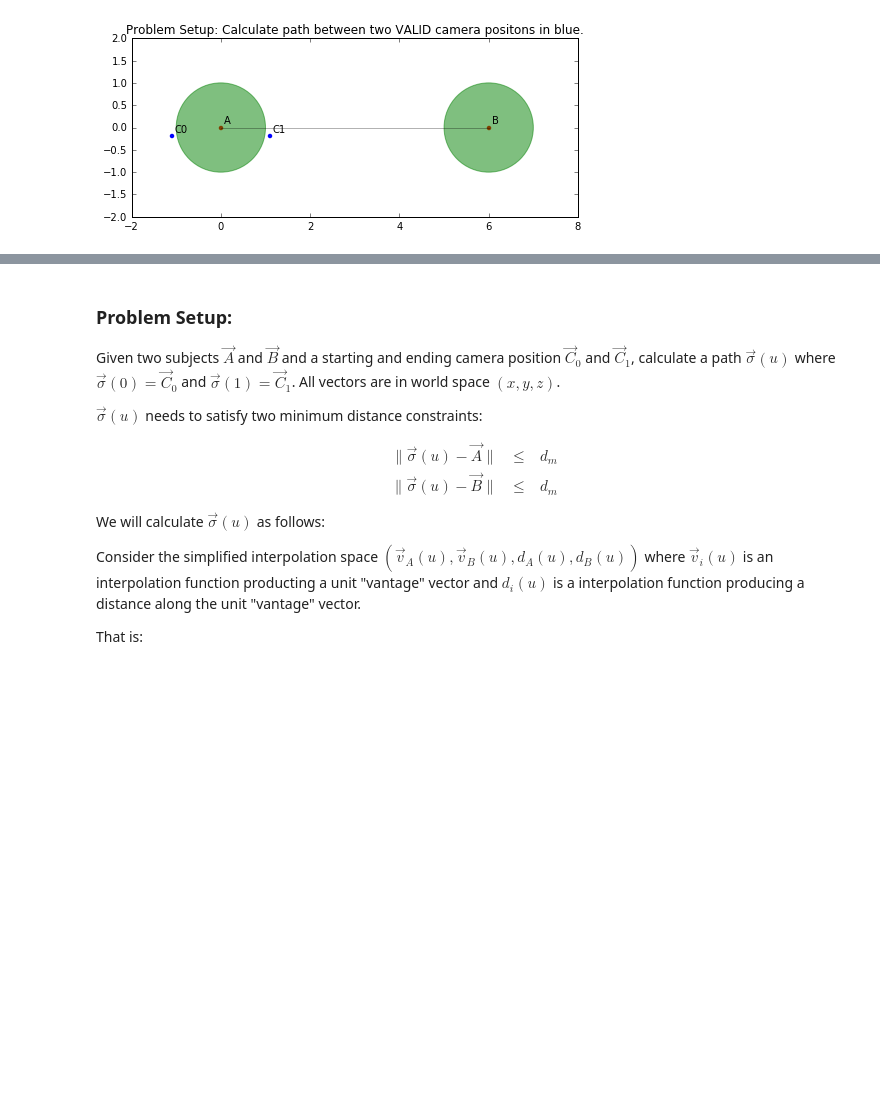
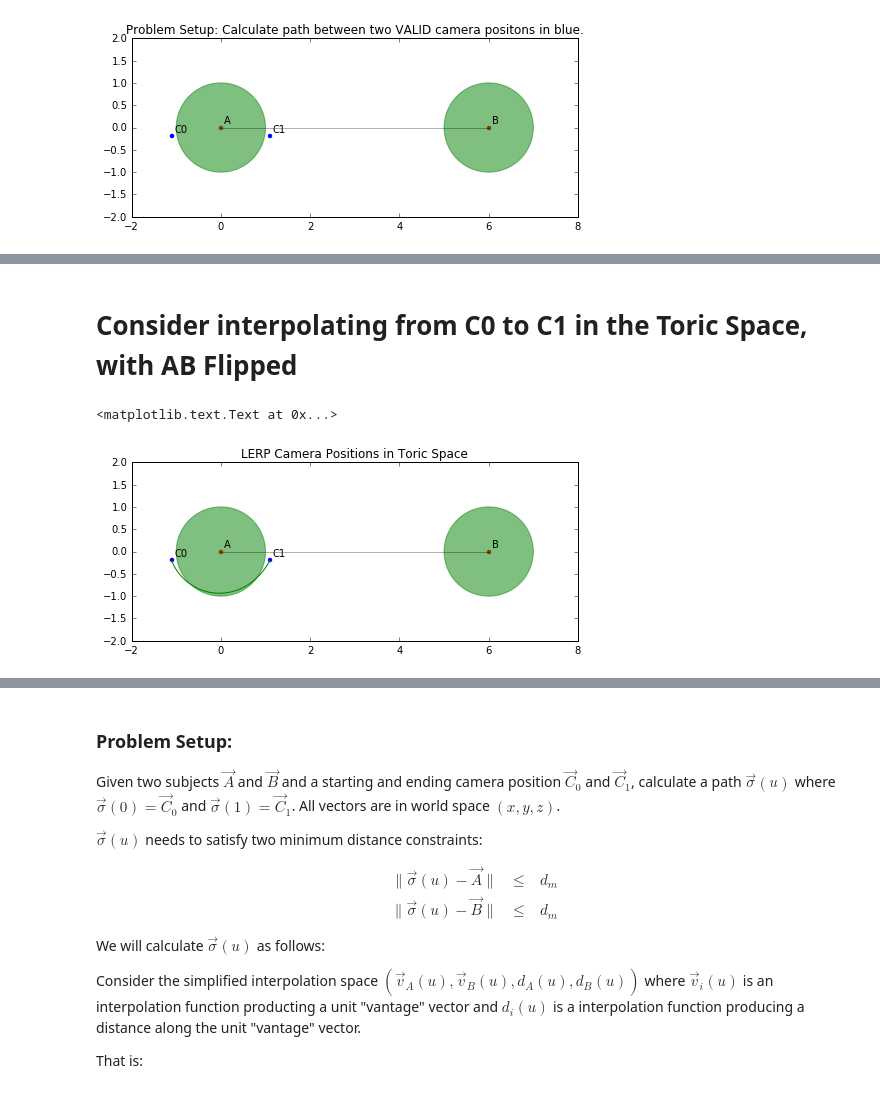
Before and after one commit to njoubert/spooky, a Jupyter notebook: experiments/ipython/NJ - 06 - Toric Interpolation Proof of Min Dist Constraint Maintenance.ipynb, the cells around one changed output, grey strips where cells are left out. Cells and saved outputs as stored; diff of their text form; code cells hidden in the pictures; blank space fills up the shorter version.

```diff
--- a/experiments/ipython/NJ - 06 - Toric Interpolation Proof of Min Dist Constraint Maintenance.ipynb
+++ b/experiments/ipython/NJ - 06 - Toric Interpolation Proof of Min Dist Constraint Maintenance.ipynb
@@ -115,0 +145,30 @@ plt.title("LERP Camera Positions in Toric Space")
+# %% [markdown]
+# Consider interpolating from C0 to C1 in the Toric Space, with AB Flipped
+# %%
+drawSetup(fudgeY_neg=2)
+
+def map_toric_to_cam(a):
+    t = toric.Toric3(toric.RadianPi(a[0]),toric.Radian2Pi(a[1]),toric.RadianPi(a[2]))
+    return toric.Toric3_ToWorldPositionNP(t, PB_1, PA_1)
+
+C_0_toric = toric.Toric3_FromWorldPosition(C_0,PB_1,PA_1)
+C_1_toric = toric.Toric3_FromWorldPosition(C_1,PB_1,PA_1)
+
+
+alpha_lin, theta_lin, phi_lin = linspace_toric(
+    C_0_toric.getAlpha().valueRadians(),
+    C_1_toric.getAlpha().valueRadians(),
+    C_0_toric.getTheta().valueRadians(),
+    C_1_toric.getTheta().valueRadians(),
+    C_0_toric.getPhi().valueRadians(),
+    C_1_toric.getPhi().valueRadians())
+
+P = np.c_[ alpha_lin, theta_lin, phi_lin ]
+C = np.apply_along_axis(map_toric_to_cam, axis=1, arr=P)
+
+plt.plot(C[:,0],C[:,1], c="green")
+
+plt.title("LERP Camera Positions in Toric Space")
+# %% [output]
+<matplotlib.text.Text at 0x...>
+[figure, added]
```
Also changed, not shown: parts of 19 cells of this notebook.
